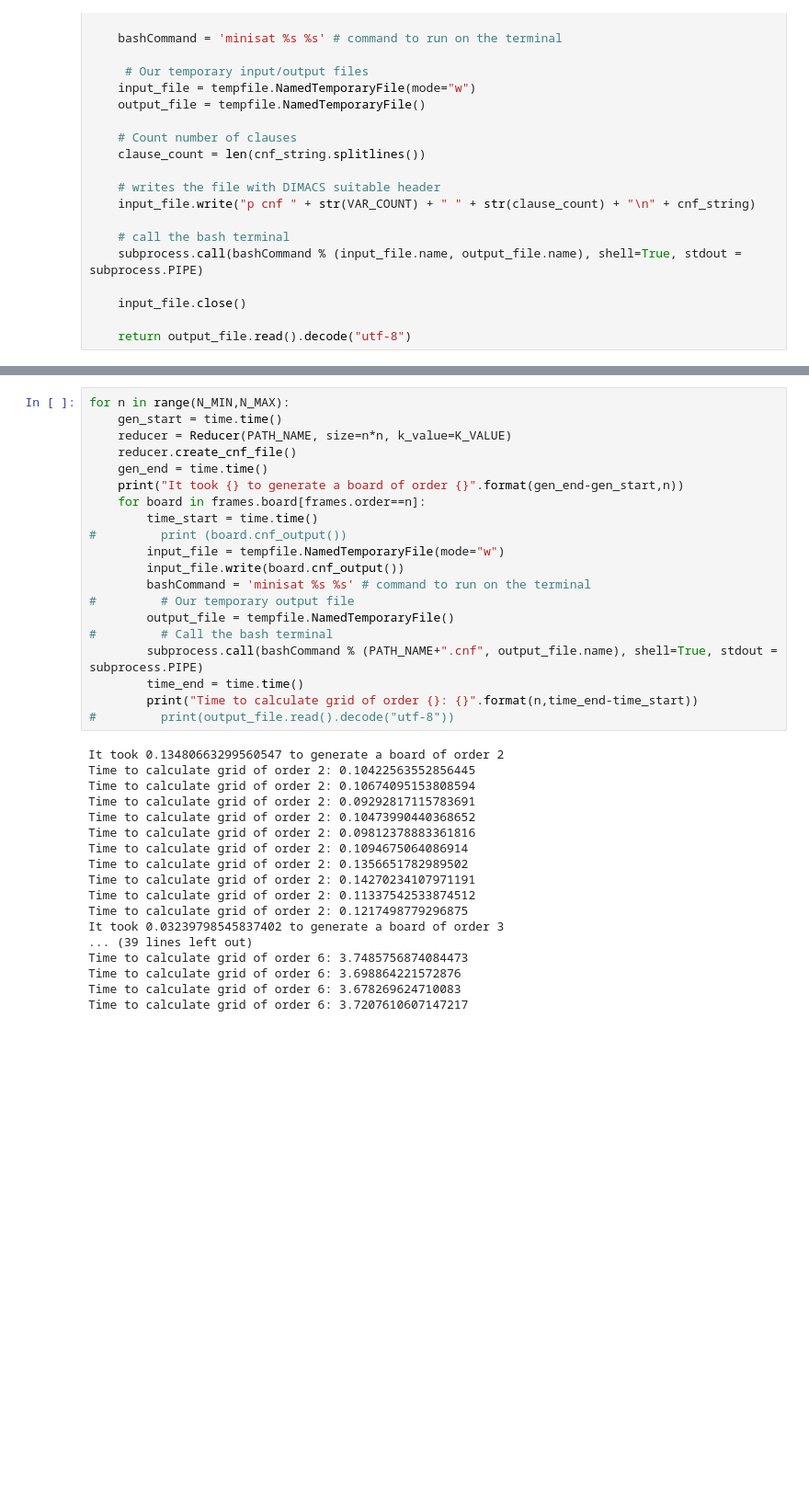
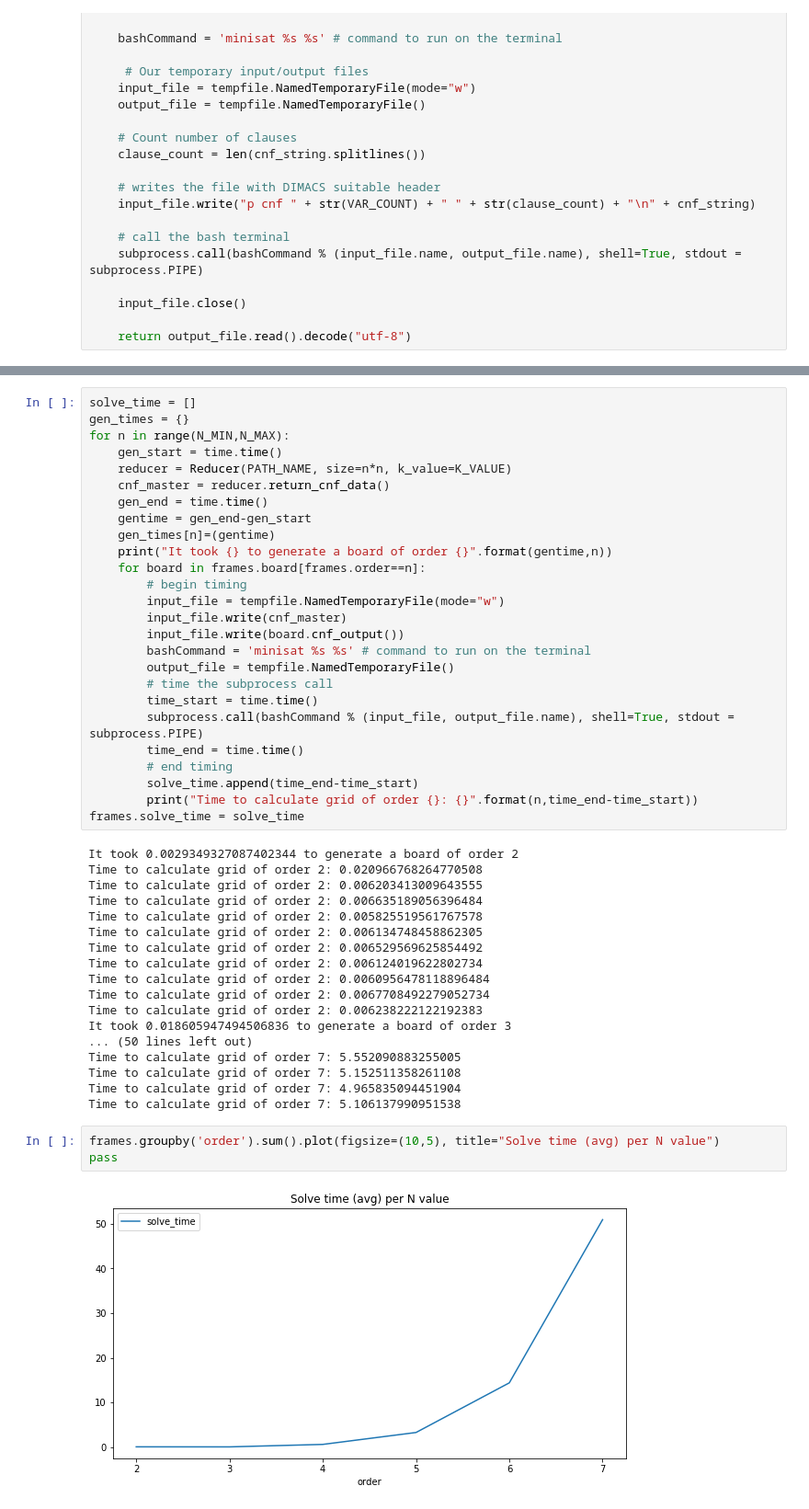
Before and after one commit to vin-nag/Sudoku-SAT, a Jupyter notebook: Timing N-Values.ipynb, the cells around one changed output, grey strips where cells are left out. Shown at 92% size. Cells and saved outputs as stored; diff of their text form; blank space fills up the shorter version.

Commit message:
adding gitignore and timing notebook

```diff
--- a/Timing N-Values.ipynb
+++ b/Timing N-Values.ipynb
@@ -90,38 +83,49 @@ frames.head()
 # %%
+solve_time = []
+gen_times = {}
 for n in range(N_MIN,N_MAX):
     gen_start = time.time()
     reducer = Reducer(PATH_NAME, size=n*n, k_value=K_VALUE)
-    reducer.create_cnf_file()
+    cnf_master = reducer.return_cnf_data()
     gen_end = time.time()
-    print("It took {} to generate a board of order {}".format(gen_end-gen_start,n))
+    gentime = gen_end-gen_start
+    gen_times[n]=(gentime)
+    print("It took {} to generate a board of order {}".format(gentime,n))
     for board in frames.board[frames.order==n]:
-        time_start = time.time()
-#         print (board.cnf_output())
+        # begin timing
         input_file = tempfile.NamedTemporaryFile(mode="w")
+        input_file.write(cnf_master)
         input_file.write(board.cnf_output())
         bashCommand = 'minisat %s %s' # command to run on the terminal
-#         # Our temporary output file
         output_file = tempfile.NamedTemporaryFile()
-#         # Call the bash terminal
-        subprocess.call(bashCommand % (PATH_NAME+".cnf", output_file.name), shell=True, stdout = subprocess.PIPE)
+        # time the subprocess call
+        time_start = time.time()
+        subprocess.call(bashCommand % (input_file, output_file.name), shell=True, stdout = subprocess.PIPE)
         time_end = time.time()
+        # end timing
+        solve_time.append(time_end-time_start)
         print("Time to calculate grid of order {}: {}".format(n,time_end-time_start))
-#         print(output_file.read().decode("utf-8"))
+frames.solve_time = solve_time
 # %% [output]
-It took 0.13480663299560547 to generate a board of order 2
-Time to calculate grid of order 2: 0.10422563552856445
-Time to calculate grid of order 2: 0.10674095153808594
-Time to calculate grid of order 2: 0.09292817115783691
-Time to calculate grid of order 2: 0.10473990440368652
-Time to calculate grid of order 2: 0.09812378883361816
-Time to calculate grid of order 2: 0.1094675064086914
-Time to calculate grid of order 2: 0.1356651782989502
-Time to calculate grid of order 2: 0.14270234107971191
-Time to calculate grid of order 2: 0.11337542533874512
-Time to calculate grid of order 2: 0.1217498779296875
-It took 0.03239798545837402 to generate a board of order 3
-... (39 lines left out)
-Time to calculate grid of order 6: 3.7485756874084473
-Time to calculate grid of order 6: 3.698864221572876
-Time to calculate grid of order 6: 3.678269624710083
-Time to calculate grid of order 6: 3.7207610607147217
+It took 0.0029349327087402344 to generate a board of order 2
+Time to calculate grid of order 2: 0.020966768264770508
+Time to calculate grid of order 2: 0.006203413009643555
+Time to calculate grid of order 2: 0.006635189056396484
+Time to calculate grid of order 2: 0.005825519561767578
+Time to calculate grid of order 2: 0.006134748458862305
+Time to calculate grid of order 2: 0.006529569625854492
+Time to calculate grid of order 2: 0.006124019622802734
+Time to calculate grid of order 2: 0.0060956478118896484
+Time to calculate grid of order 2: 0.0067708492279052734
+Time to calculate grid of order 2: 0.006238222122192383
+It took 0.018605947494506836 to generate a board of order 3
+... (50 lines left out)
+Time to calculate grid of order 7: 5.552090883255005
+Time to calculate grid of order 7: 5.152511358261108
+Time to calculate grid of order 7: 4.965835094451904
+Time to calculate grid of order 7: 5.106137990951538
+# %%
+frames.groupby('order').sum().plot(figsize=(10,5), title="Solve time (avg) per N value")
+pass
+# %% [output]
+[figure, added]
```
Also changed, not shown: parts of 5 cells of this notebook, 1 other file.
